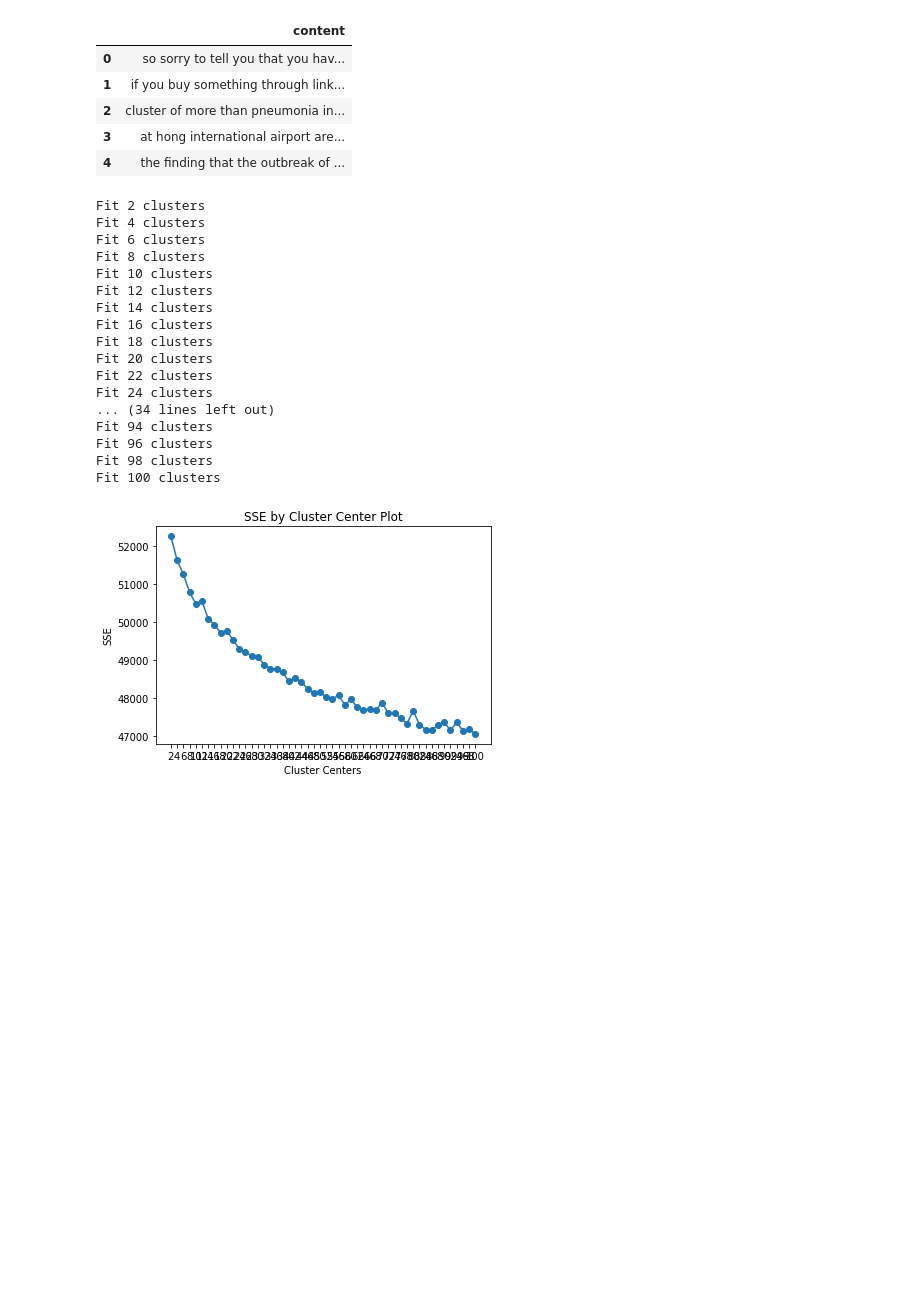
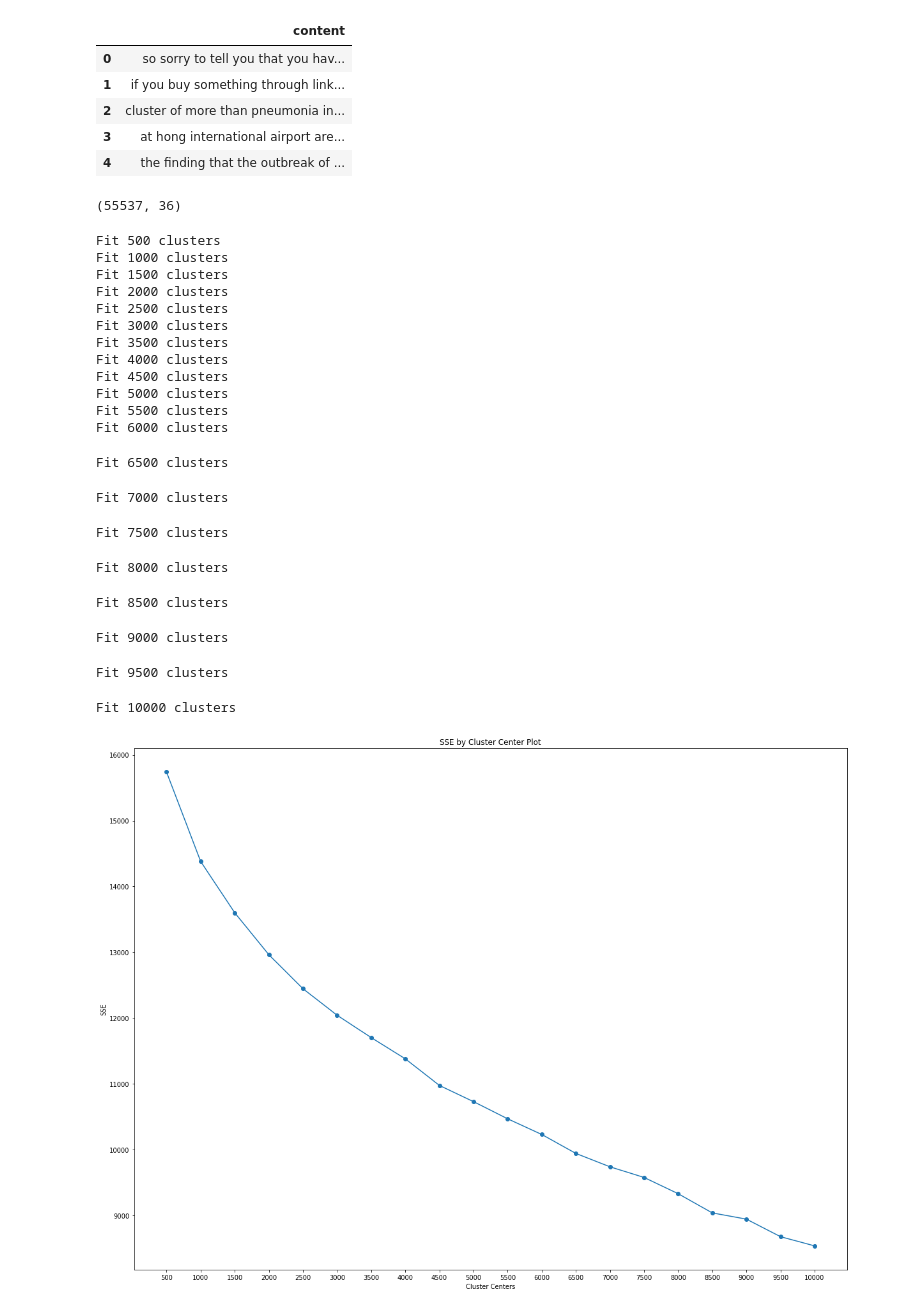
Before and after one commit to miguel2650/covid-19-research, a Jupyter notebook: 5-clustering-kmeans.ipynb, the cells around one changed output. Drawn from its saved outputs; the diff is of its cells as text; code cells hidden in the pictures; blank space fills up the shorter version.

Commit message:
top topics cluster analysis

```diff
--- a/5-clustering-kmeans.ipynb
+++ b/5-clustering-kmeans.ipynb
@@ -95,47 +79,57 @@ data.head()
 | 4 | the finding that the outbreak of ... |
 # %%
 tfidf = TfidfVectorizer(
-    min_df = 5,
+    min_df = .3,
     max_df = 0.95,
     max_features = 8000,
     stop_words = 'english'
 )
 tfidf.fit(data.content)
 text = tfidf.transform(data.content)
+# %%
+text.shape
+# %% [output]
+(55537, 36)
 # %%
-def find_optimal_clusters(data, max_k):
-    iters = range(2, max_k+1, 2)
+def find_optimal_clusters(data, max_k, start_k=2, k_step=2):
+    iters = range(start_k, max_k+1, k_step)
 
     sse = []
     for k in iters:
-        sse.append(MiniBatchKMeans(n_clusters=k, init_size=1024, batch_size=2048, random_state=20).fit(data).inertia_)
+        sse.append(MiniBatchKMeans(n_clusters=k,
+                                   #init_size=1024,
+                                   batch_size=2048,
+                                   random_state=20).fit(data).inertia_)
         print('Fit {} clusters'.format(k))
 
-    f, ax = plt.subplots(1, 1)
+    f, ax = plt.subplots(1, 1, figsize=(20,15))
     ax.plot(iters, sse, marker='o')
     ax.set_xlabel('Cluster Centers')
     ax.set_xticks(iters)
     ax.set_xticklabels(iters)
     ax.set_ylabel('SSE')
     ax.set_title('SSE by Cluster Center Plot')
 
-find_optimal_clusters(text, 100)
+find_optimal_clusters(text, 10000, 500, 500)
 # %% [output]
-Fit 2 clusters
-Fit 4 clusters
-Fit 6 clusters
-Fit 8 clusters
-Fit 10 clusters
-Fit 12 clusters
-Fit 14 clusters
-Fit 16 clusters
-Fit 18 clusters
-Fit 20 clusters
-Fit 22 clusters
-Fit 24 clusters
-... (34 lines left out)
-Fit 94 clusters
-Fit 96 clusters
-Fit 98 clusters
-Fit 100 clusters
+Fit 500 clusters
+Fit 1000 clusters
+Fit 1500 clusters
+Fit 2000 clusters
+Fit 2500 clusters
+Fit 3000 clusters
+Fit 3500 clusters
+Fit 4000 clusters
+Fit 4500 clusters
+Fit 5000 clusters
+Fit 5500 clusters
+Fit 6000 clusters
+Fit 6500 clusters
+Fit 7000 clusters
+Fit 7500 clusters
+Fit 8000 clusters
+Fit 8500 clusters
+Fit 9000 clusters
+Fit 9500 clusters
+Fit 10000 clusters
-[figure, old version]
+[figure, new version]
```
Also changed, not shown: parts of 4 cells of this notebook.
